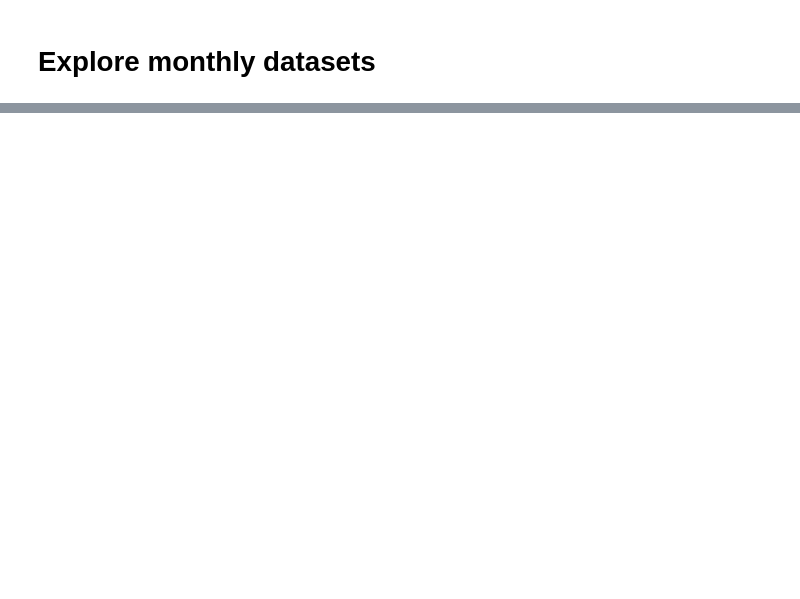
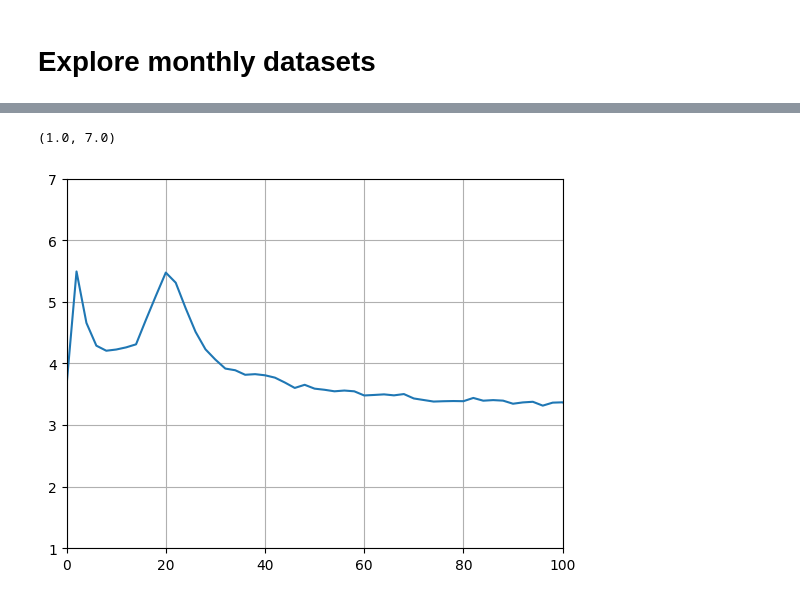
Before and after one commit to Waveform-Analytics/ooi-explore, a Jupyter notebook: explore_monthly_data.ipynb, the cells around one changed output, grey strips where cells are left out. Drawn from its saved outputs; the diff is of its cells as text; code cells hidden in the pictures; blank space fills up the shorter version.

```diff
--- a/explore_monthly_data.ipynb
+++ b/explore_monthly_data.ipynb
@@ -36,0 +53,8 @@ xarray.core.dataarray.DataArray
+# %%
+plt.plot(ds.frequency, ds[200,:])
+plt.grid()
+plt.xlim([0,100])
+plt.ylim([1,7])
+# %% [output]
+(1.0, 7.0)
+[figure, added]
```
Also changed, not shown: parts of 12 cells of this notebook, 2 other files.
